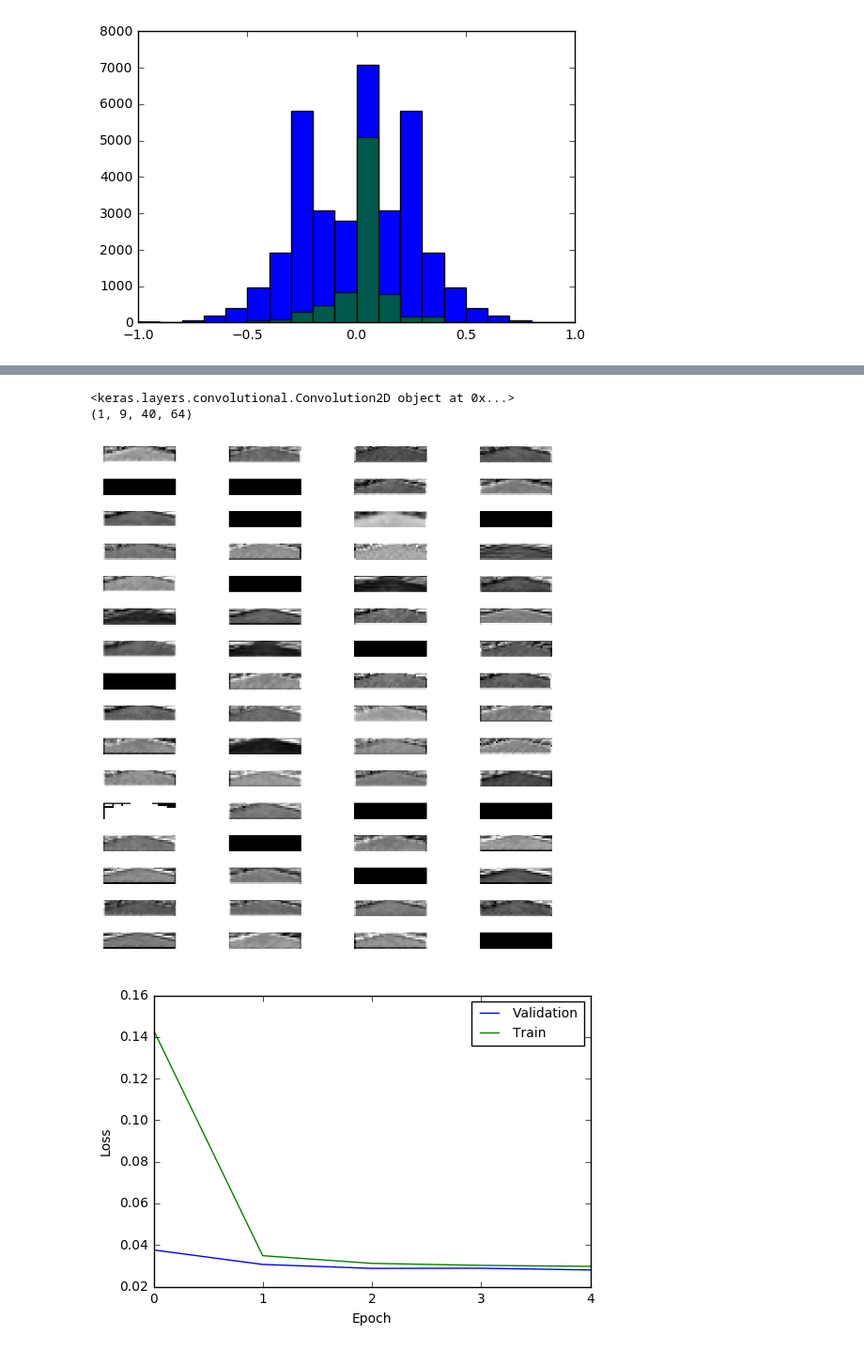
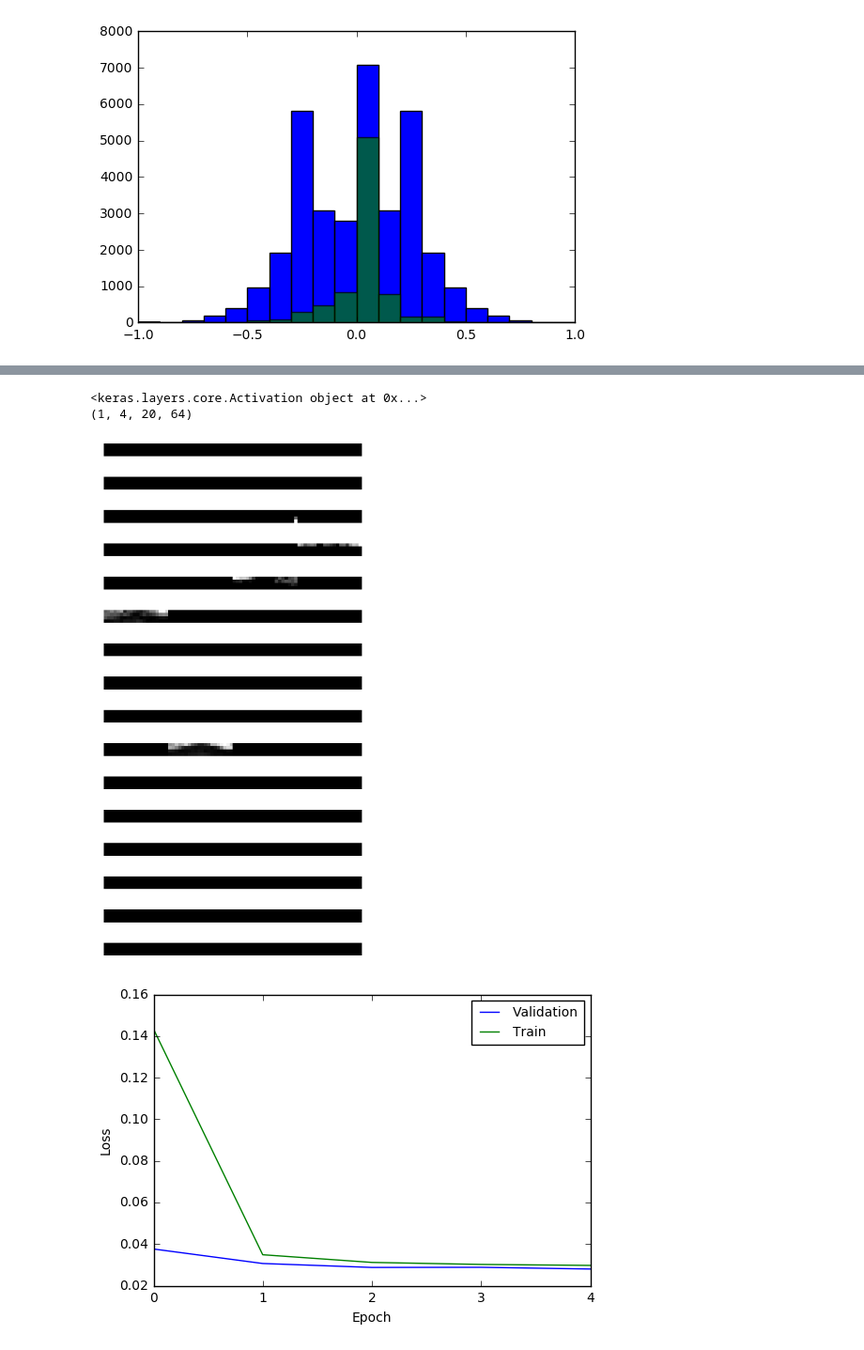
Before and after one commit to vfcosta/CarND-Behavioral-Cloning, a Jupyter notebook: exploration.ipynb, the cells around one changed output, grey strips where cells are left out. Shown at 94% size. Drawn from its saved outputs; the diff is of its cells as text; code cells hidden in the pictures.

```diff
--- a/exploration.ipynb
+++ b/exploration.ipynb
@@ -82,6 +82,6 @@ None
 from keras import backend as K
 import math
 
-def plot_intermediate(image_array, layer=4, train_mode=1):
+def plot_intermediate(image_array, layer=6, train_mode=1):
     print(model.layers[layer])
     get_layer_output = K.function([model.layers[0].input, K.learning_phase()], [model.layers[layer].output])
@@ -89,19 +89,19 @@ def plot_intermediate(image_array, layer=4, train_mode=1):
     print(layer_output.shape)
     columns = 4
     fig, axs = plt.subplots(int(math.ceil(layer_output.shape[3]/columns)), columns)
     fig.set_size_inches(12, columns*int(27/layer_output.shape[1]))
     fig.subplots_adjust(hspace=1, wspace=0)
     for i in range(0, layer_output.shape[3]):
         ax = axs[i/columns, i%columns]
         ax.axis('off')
         ax.imshow(layer_output[0, :, :, i], cmap='gray', interpolation='nearest');
 
 image = kimage.load_img(data_dir + "/" + driving_log.ix[0]['center'].strip())
 plot_intermediate(preprocess(image))
 # %% [output]
-<keras.layers.convolutional.Convolution2D object at 0x...>
-(1, 9, 40, 64)
+<keras.layers.core.Activation object at 0x...>
+(1, 4, 20, 64)
-[figure, old version]
+[figure, new version]
 # %%
 with open("history.json") as infile:
     history = json.load(infile)
```
Also changed, not shown: 1 other file.
